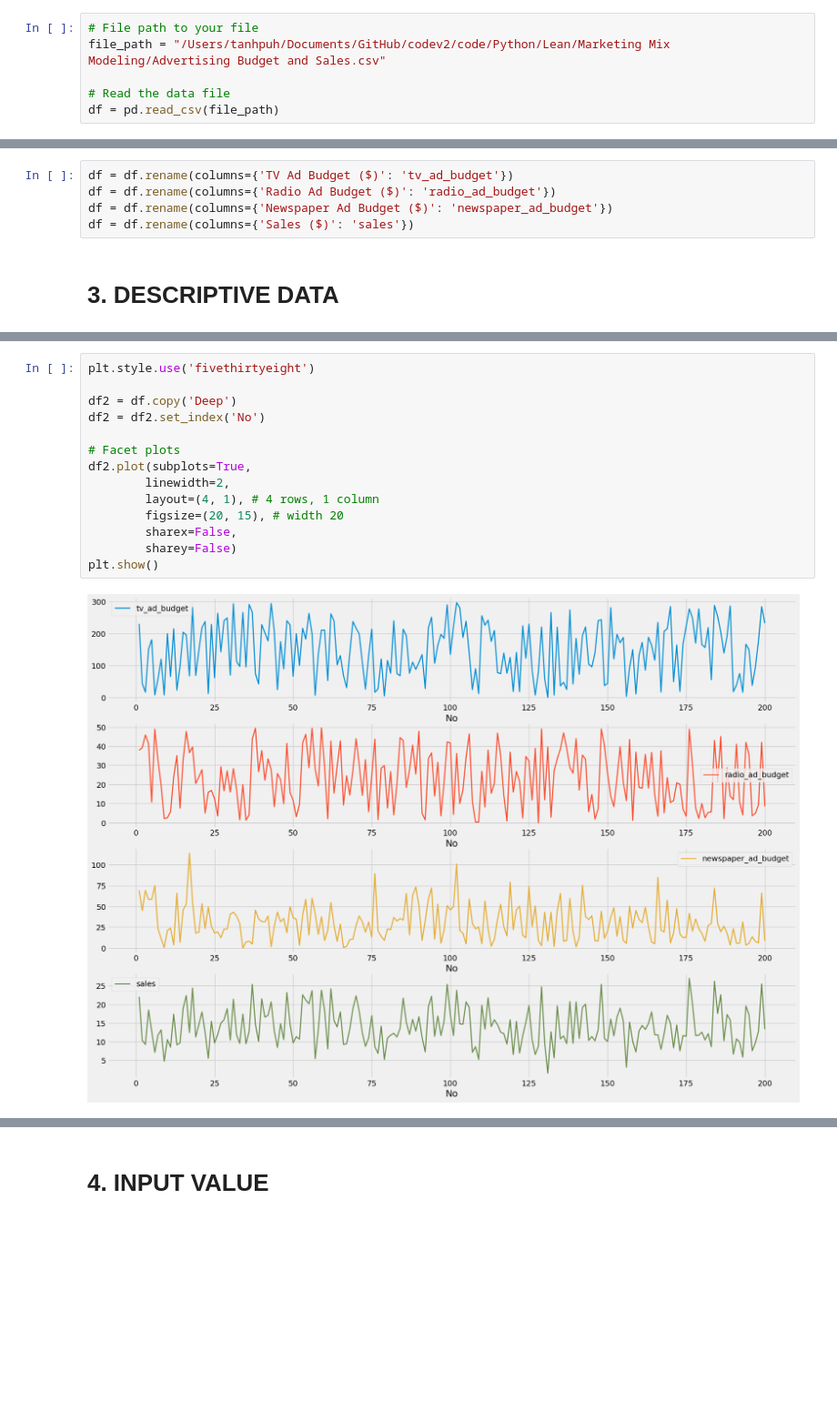
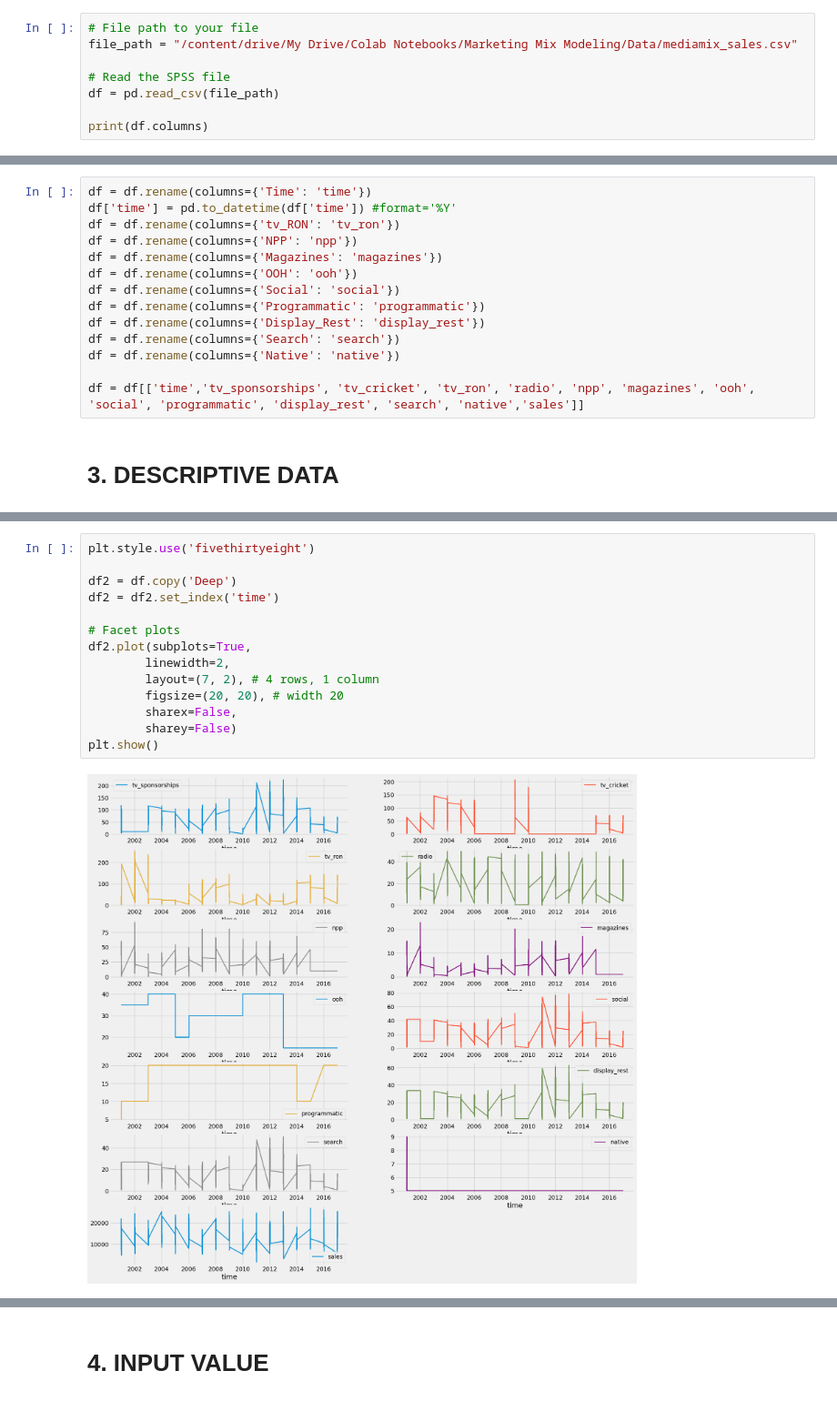
Before and after one commit to tanhpuh/marketing-mix-modeling, a Jupyter notebook: Marketing Mix Modeling.ipynb, the cells around one changed output, grey strips where cells are left out. Shown at 91% size. Saved outputs shown, nothing was run; the diff lists cells and outputs as text; blank space fills up the shorter version.

Commit message:
Được tạo bằng Colab

```diff
--- a/Marketing Mix Modeling.ipynb
+++ b/Marketing Mix Modeling.ipynb
@@ -43,7 +42,9 @@ pd.set_option('display.max_rows', None)  # Hiển thị tất cả các hàng
 # 2. READ DATA
 # %%
 # File path to your file
-file_path = "/Users/tanhpuh/Documents/GitHub/codev2/code/Python/Lean/Marketing Mix Modeling/Advertising Budget and Sales.csv"
+file_path = "/content/drive/My Drive/Colab Notebooks/Marketing Mix Modeling/Data/mediamix_sales.csv"
 
-# Read the data file
+# Read the SPSS file
 df = pd.read_csv(file_path)
+
+print(df.columns)
@@ -50,8 +53,17 @@ df = pd.read_csv(file_path)
-# %%
-df = df.rename(columns={'TV Ad Budget ($)': 'tv_ad_budget'})
-df = df.rename(columns={'Radio Ad Budget ($)': 'radio_ad_budget'})
-df = df.rename(columns={'Newspaper Ad Budget ($)': 'newspaper_ad_budget'})
-df = df.rename(columns={'Sales ($)': 'sales'})
+# %%
+df = df.rename(columns={'Time': 'time'})
+df['time'] = pd.to_datetime(df['time']) #format='%Y'
+df = df.rename(columns={'tv_RON': 'tv_ron'})
+df = df.rename(columns={'NPP': 'npp'})
+df = df.rename(columns={'Magazines': 'magazines'})
+df = df.rename(columns={'OOH': 'ooh'})
+df = df.rename(columns={'Social': 'social'})
+df = df.rename(columns={'Programmatic': 'programmatic'})
+df = df.rename(columns={'Display_Rest': 'display_rest'})
+df = df.rename(columns={'Search': 'search'})
+df = df.rename(columns={'Native': 'native'})
+
+df = df[['time','tv_sponsorships', 'tv_cricket', 'tv_ron', 'radio', 'npp', 'magazines', 'ooh', 'social', 'programmatic', 'display_rest', 'search', 'native','sales']]
 # %% [markdown]
 # 3. DESCRIPTIVE DATA
 # %%
@@ -93,19 +110,19 @@ df.describe()
 # %%
 plt.style.use('fivethirtyeight')
 
 df2 = df.copy('Deep')
-df2 = df2.set_index('No')
+df2 = df2.set_index('time')
 
 # Facet plots
 df2.plot(subplots=True,
         linewidth=2,
-        layout=(4, 1), # 4 rows, 1 column
-        figsize=(20, 15), # width 20
+        layout=(7, 2), # 4 rows, 1 column
+        figsize=(20, 20), # width 20
         sharex=False,
         sharey=False)
 plt.show()
 # %% [output]
-[figure, old version]
+[figure, new version]
 # %%
 def random_color():
   # Generate random hex color, excluding too light colors
```
Also changed, not shown: parts of 18 cells of this notebook.
